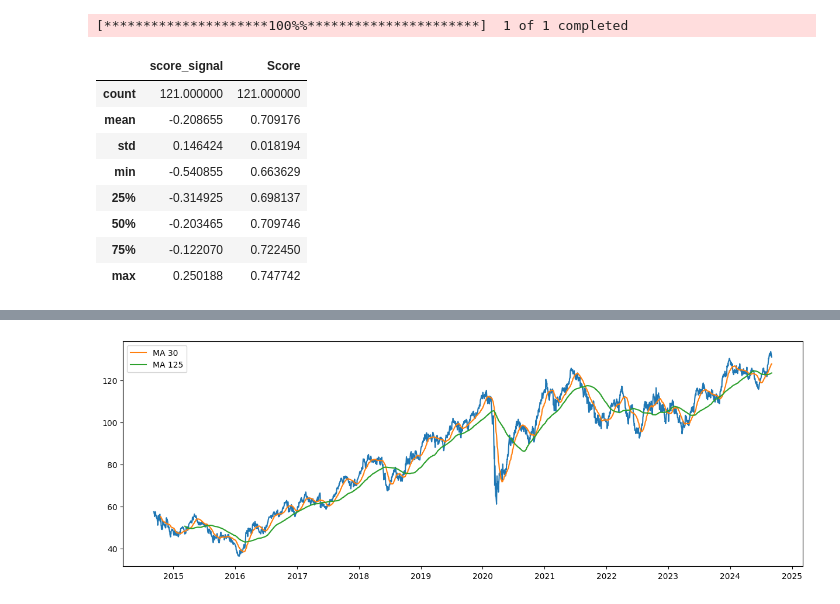
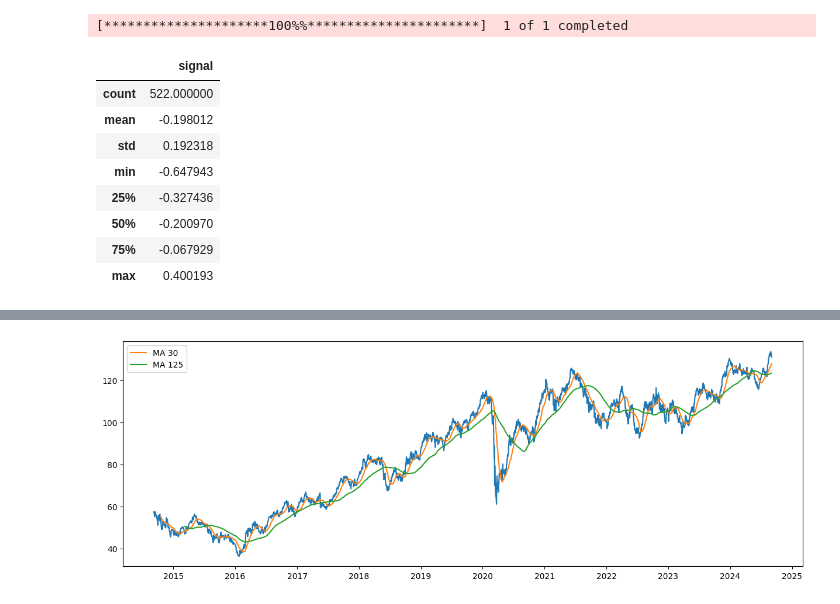
Before and after one commit to fea-dev-usp/quantamental-Dev_Wizards, a Jupyter notebook: quant/sentiment/finbert.ipynb, the cells around one changed output, grey strips where cells are left out. Cells and saved outputs as stored; diff of their text form; code cells hidden in the pictures.

```diff
--- a/quant/sentiment/finbert.ipynb
+++ b/quant/sentiment/finbert.ipynb
@@ -115,19 +99,31 @@ import yfinance as yf
 dados= yf.download('BOVA11.SA', start=min(news['Data']), end=max(news['Data']))['Adj Close']
 # %% [output]
 [*********************100%%**********************]  1 of 1 completed
-# %%
-df_dia = news[news['Sentimento'] != 'NEUTRAL'].resample('M', on='Data')['score_signal', 'Score'].mean()
-df_dia.describe()
-# %% [output]
-|  | score_signal | Score |
-| count | 121.000000 | 121.000000 |
-| mean | -0.208655 | 0.709176 |
-| std | 0.146424 | 0.018194 |
-| min | -0.540855 | 0.663629 |
-| 25% | -0.314925 | 0.698137 |
-| 50% | -0.203465 | 0.709746 |
-| 75% | -0.122070 | 0.722450 |
-| max | 0.250188 | 0.747742 |
+# %%
+import numpy as np
+import pandas as pd
+
+def agg_score(group):
+    if group['Sentimento'].nunique() > 1:
+        signal = group['score_signal'].sum() / group['score_mod'].sum()
+        return signal
+    else:
+        return group['score_signal'].mean()
+
+news['score_mod'] = np.where(news['Sentimento'] == "NEUTRAL", 0.5, 1) * news['Score']
+df_dia = news.resample('W', on='Data').apply(agg_score).to_frame(name='signal')
+
+df_dia.describe()
+# %% [output]
+|  | signal |
+| count | 522.000000 |
+| mean | -0.198012 |
+| std | 0.192318 |
+| min | -0.647943 |
+| 25% | -0.327436 |
+| 50% | -0.200970 |
+| 75% | -0.067929 |
+| max | 0.400193 |
 # %%
 import matplotlib.pyplot as plt
 
```
Also changed, not shown: parts of 4 cells of this notebook.
